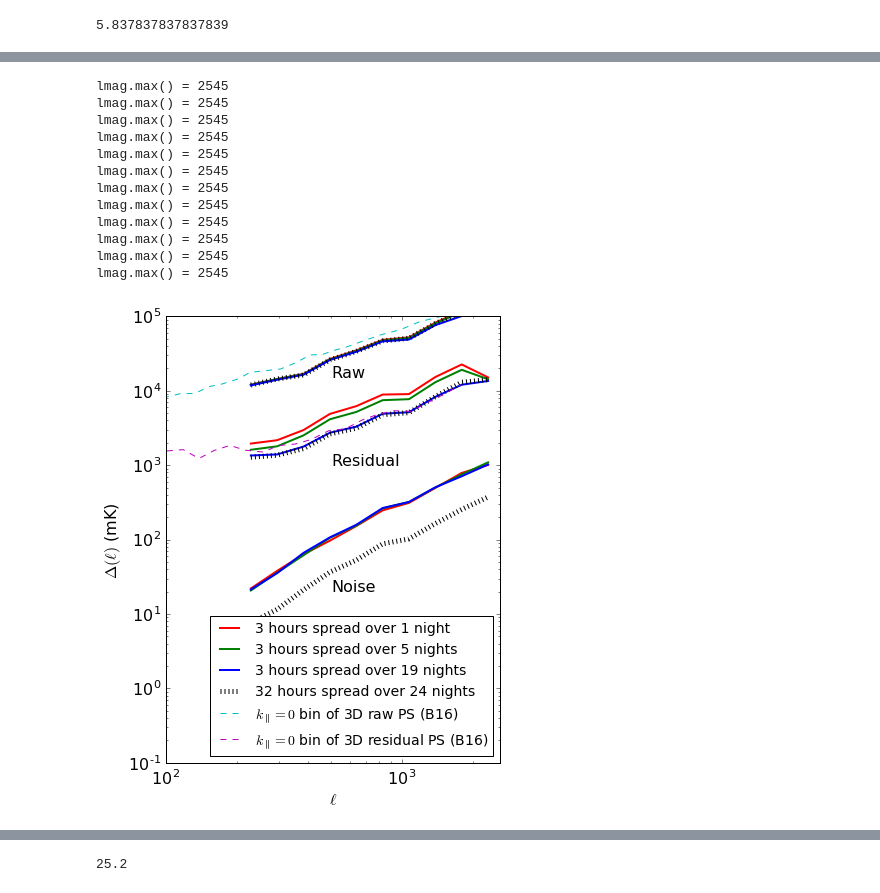
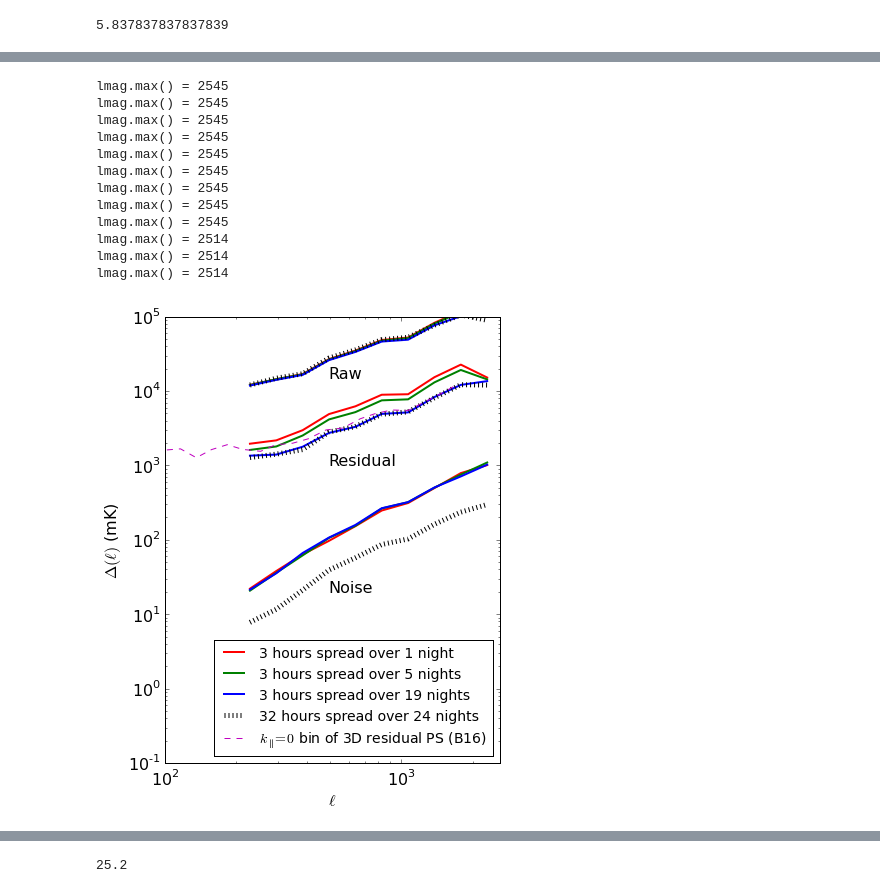
Before and after one commit to abrahamneben/21cmIRxcor, a Jupyter notebook: res_pspec_of_20_obsids_with_different_spacings_study.ipynb, the cells around one changed output, grey strips where cells are left out. Saved outputs shown, nothing was run; the diff lists cells and outputs as text; code cells hidden in the pictures.

```diff
--- a/res_pspec_of_20_obsids_with_different_spacings_study.ipynb
+++ b/res_pspec_of_20_obsids_with_different_spacings_study.ipynb
@@ -11,7 +11,7 @@ def obsids2txt(obsids,fname):
         f.close()
 # %%
 # wedgecut_and_rescut_obsids_path = '/nfs/eor-00/h1/beards/obs_lists/long_runs/wedge_cut_plus_res_cut.txt'
-wedgecut_and_rescut_obsids_path = '/home/abrahamn/21cmIRxcor/beardsley_data/wedge_cut_plus_res_cut.txt'
+wedgecut_and_rescut_obsids_path = '/nfs/mwa-09/r1/abrahamn/21cmIR/21cmIRxcor/beardsley_data/wedge_cut_plus_res_cut.txt'
 # %%
 obsids = np.genfromtxt(wedgecut_and_rescut_obsids_path,dtype=int)
 # %%
@@ -88,10 +88,12 @@ import matplotlib.pyplot as plt
 matplotlib.rcParams.update({'font.size': 16})
 # %%
 # run on eor-09
-#fhdcubesroot = '/nfs/mwa-03/r1/EoR2013/fhd_apb_EoR0_high_sem1_1/Healpix/'
-fhdcubesroot = '/home/abrahamn/xcor_data/fhd_cubes/fhd_apb_EoR0_high_sem1_1/'
+fhdcubesroot = '/nfs/mwa-03/r1/EoR2013/fhd_apb_EoR0_high_sem1_1/Healpix/'
+#fhdcubesroot = '/home/abrahamn/xcor_data/fhd_cubes/fhd_apb_EoR0_high_sem1_1/'
+
 # analysis_root = '/nfs/mwa-09/r1/abrahamn/21cmIR/21cmfreqavgcubes/'
-analysis_root = '/home/abrahamn/xcor_data/21cmfreqavgcubes/'
+#analysis_root = '/home/abrahamn/xcor_data/21cmfreqavgcubes/'
+analysis_root = '/nfs/mwa-09/r1/abrahamn/xcor_data/21cmfreqavgcubes/'
 # %%
 fhdlabels = ['obsids_spaced_by_0hours','obsids_spaced_by_0_08hours','obsids_spaced_by_0_4hours']
 fhdhumanlabels = ['3 hours spread over 1 night','3 hours spread over 5 nights','3 hours spread over 19 nights']
@@ -170,11 +143,11 @@ applying uniform weighting
 # %%
 # load digitized k_para=0 bin of Adam's 3D pspec analysis of the same dataset
 
-d = '/home/abrahamn/21cmIRxcor/beardsley_data/'
+d = '/nfs/mwa-09/r1/abrahamn/21cmIR/21cmIRxcor/beardsley_data/'
 # %%
 # see mwa_2D_vs_3D_pspec_values_comparison.nb
-Dpara = 6000.# Mpc/h # to z=6.8, corresponding to fcent = 182MHz
-dDpara = 333.# Mpc/h # corresponding to 31MHz of bandwidth
+Dpara = 5895.# Mpc/h # to z=6.8, corresponding to fcent = 182MHz
+dDpara = 314.# Mpc/h # corresponding to 31MHz of bandwidth
 # %%
 k_and_P_dat = np.genfromtxt(d+'mwa_deep_dirty_pspec_kpara=0_xx.csv',skip_header=1,delimiter=',')
 adam_k_vals_dirty = k_and_P_dat[:,0]
@@ -216,36 +189,36 @@ lbincenters, Cl_res0, bin_counts, bin_weights =     mwa_utils.img2PS(mwa_deep_im
 lbincenters, Cl_dirty_diff, bin_counts, bin_weights =     mwa_utils.img2PS(mwa_deep_image.dirty_xx_u0 - mwa_deep_image.dirty_xx_u1, mwa_deep_image.weights_xx0,mwa_deep_image.dtheta_rad, \
                                                                            nbins,lmin,lmax, hann=False,uselogbins=uselogbins)
 plt.loglog(lbincenters,np.sqrt(lbincenters**2/(2*np.pi)*Cl_dirty0*1.e6),'k:',linewidth=5)
 plt.loglog(lbincenters,np.sqrt(lbincenters**2/(2*np.pi)*Cl_res0*1.e6),'k:',linewidth=5,label='32 hours spread over 24 nights')
 plt.loglog(lbincenters,np.sqrt(lbincenters**2/(2*np.pi)*Cl_dirty_diff*1.e6),'k:',linewidth=5)
 
-plt.loglog(adam_ell_vals_dirty,np.sqrt(adam_ell_vals_dirty**2./(2.*np.pi)*adam_P_vals_dirty/(Dpara**2*dDpara)),'c--',label="$k_{\parallel}=0$ bin of 3D raw PS (B16)")
+# plt.loglog(adam_ell_vals_dirty,np.sqrt(adam_ell_vals_dirty**2./(2.*np.pi)*adam_P_vals_dirty/(Dpara**2*dDpara)),'c--',label="$k_{\parallel}=0$ bin of 3D raw PS (B16)")
 plt.loglog(adam_ell_vals_res,np.sqrt(adam_ell_vals_res**2./(2.*np.pi)*adam_P_vals_res/(Dpara**2*dDpara)),'m--',label="$k_{\parallel}=0$ bin of 3D residual PS (B16)")
 
 plt.text(500, 15000, 'Raw', fontsize=16)
 plt.text(500, 1000, 'Residual', fontsize=16)
 plt.text(500, 20, 'Noise', fontsize=16)
 
 matplotlib.rcParams.update({'font.size': 16})
 plt.ylabel(r'$\Delta(\ell)$ (mK)')
 plt.ylim([.1,1e5])
 plt.xlim([100.,2600])
 plt.legend(fontsize=14,loc=4)
 plt.xlabel(r'$\ell$')
 
 plt.savefig('res_pspec_of_100_obsids_with_diff_spacings_6amin_delta.pdf',bbox_inches='tight')
 # %% [output]
 lmag.max() = 2545
 lmag.max() = 2545
 lmag.max() = 2545
 lmag.max() = 2545
 lmag.max() = 2545
 lmag.max() = 2545
 lmag.max() = 2545
 lmag.max() = 2545
 lmag.max() = 2545
-lmag.max() = 2545
-lmag.max() = 2545
-lmag.max() = 2545
+lmag.max() = 2514
+lmag.max() = 2514
+lmag.max() = 2514
-[figure, old version]
+[figure, new version]
 # %%
```
Also changed, not shown: parts of 3 cells of this notebook, 6 other files.
